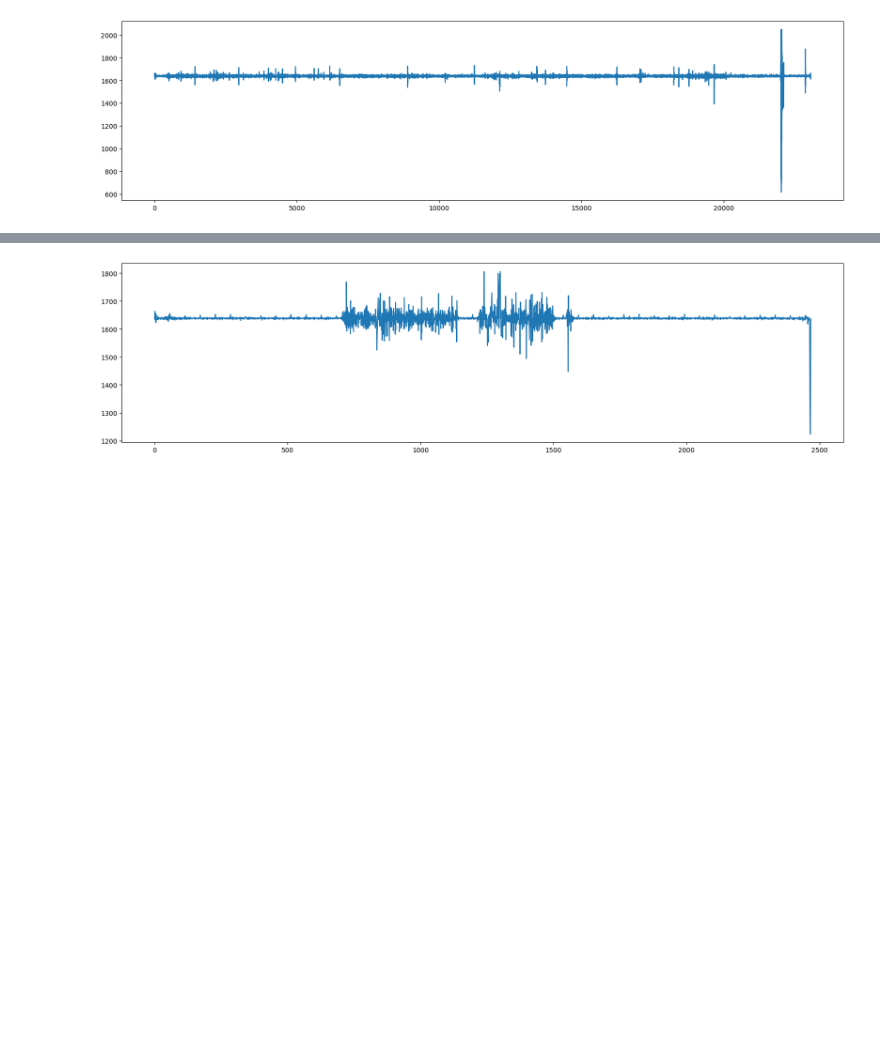
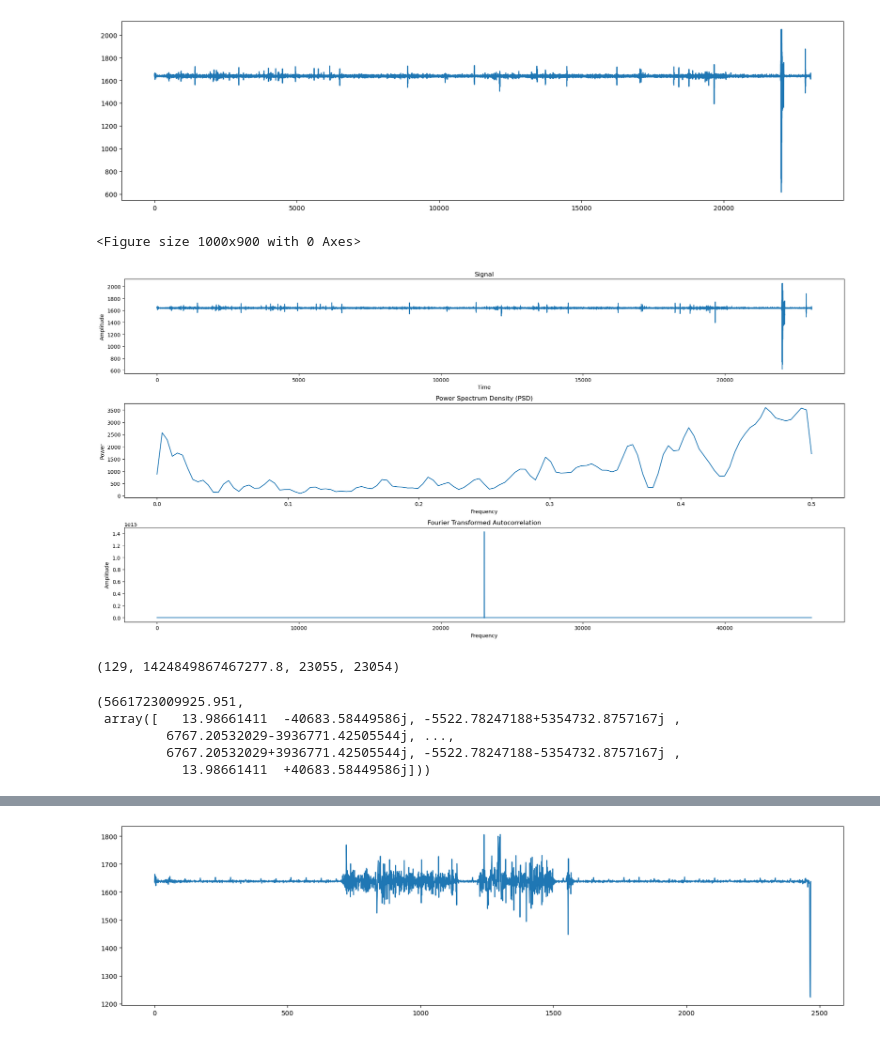
Before and after one commit to SeHwanYoo/denoise_heart_bound, a Jupyter notebook: Bowel_sound_high_fiber_H.ipynb, the cells around one changed output, grey strips where cells are left out. Saved outputs shown, nothing was run; the diff lists cells and outputs as text; code cells hidden in the pictures; blank space fills up the shorter version.

```diff
--- a/Bowel_sound_high_fiber_H.ipynb
+++ b/Bowel_sound_high_fiber_H.ipynb
@@ -15,3 +18,59 @@ plt.plot(sig1)
 plt.show()
 # %% [output]
 [figure]
+# %%
+time = np.arange(0, len(sig1))  # Time axis
+
+freq, psd_sig1 = signal.welch(sig1)
+autocorr = signal.correlate(sig1, sig1, mode='full')
+
+# Calculate the Fourier transform of the autocorrelation
+ft_autocorr = fft.fftshift(fft.fft(autocorr))
+
+# Frequency axis corresponding to the Fourier transform
+dt = time[1] - time[0]  # Time resolution
+freqs = fft.fftshift(fft.fftfreq(len(time), dt))
+
+plt.figure(figsize=(10, 9))
+
+# Plot the signal
+plt.figure(figsize=(20, 10))
+plt.subplot(3, 1, 1)
+plt.plot(sig1)
+plt.xlabel('Time')
+plt.ylabel('Amplitude')
+plt.title('Signal')
+
+# Plot the power spectrum density (PSD)
+plt.subplot(3, 1, 2)
+plt.plot(freq, psd_sig1)
+plt.xlabel('Frequency')
+plt.ylabel('Power')
+plt.title('Power Spectrum Density (PSD)')
+
+# Plot the autocorrelation
+plt.subplot(3, 1, 3)
+plt.plot(np.abs(ft_autocorr))
+# plt.plot(ft_autocorr)
+plt.xlabel('Frequency')
+plt.ylabel('Amplitude')
+plt.title('Fourier Transformed Autocorrelation')
+
+plt.tight_layout()
+plt.show()
+# %% [output]
+<Figure size 1000x900 with 0 Axes>
+[figure, added]
+# %%
+len(psd_sig1), np.max(np.abs(ft_autocorr)), np.argmax(np.abs(ft_autocorr)), np.argsort(np.abs(ft_autocorr))[-2]
+# %% [output]
+(129, 1424849867467277.8, 23055, 23054)
+# %%
+kk = np.sort(np.abs(ft_autocorr))
+kk[-2], ft_autocorr
+# %% [output]
+(5661723009925.951,
+ array([   13.98661411  -40683.58449586j, -5522.78247188+5354732.8757167j ,
+         6767.20532029-3936771.42505544j, ...,
+         6767.20532029+3936771.42505544j, -5522.78247188-5354732.8757167j ,
+           13.98661411  +40683.58449586j]))
```
Also changed, not shown: parts of 6 cells of this notebook, 8 other files.
